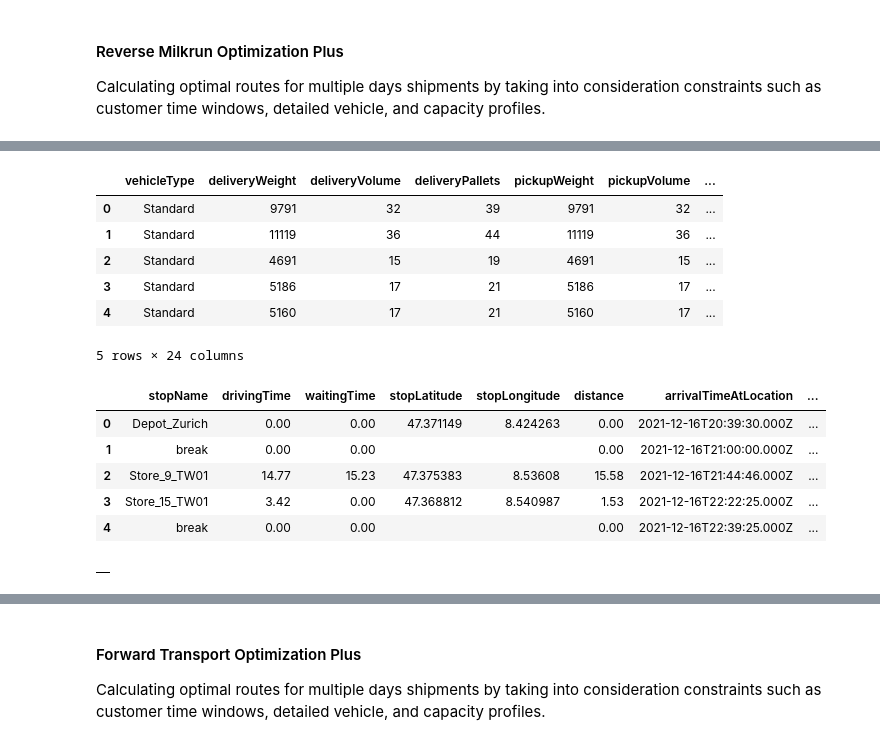
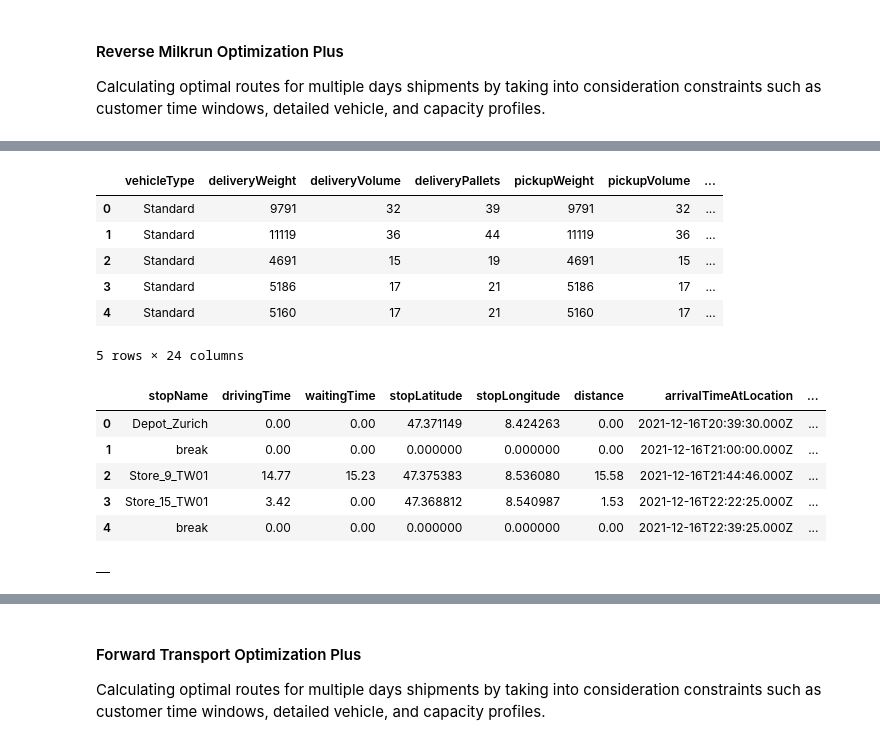
Before and after one commit to log-hub/log-hub-python, a Jupyter notebook: examples/pyloghub_package_demo.ipynb, the cells around one changed output, grey strips where cells are left out. Cells and saved outputs as stored; diff of their text form; code cells hidden in the pictures.

```diff
--- a/examples/pyloghub_package_demo.ipynb
+++ b/examples/pyloghub_package_demo.ipynb
@@ -69,7 +69,7 @@ pip install pyloghub
 
 Securely store your API key for use in your Python scripts or as an environment variable.
 # %%
-api_key = "e75d5db6ca8e6840e185bc1c63f20f39e65fbe0b"
+api_key = "YOUR API KEY"
 # %% [markdown]
 ## Usage
 
@@ -930,9 +991,13 @@ jobs_df = sample_data['jobs']
 time_window_profiles_df = sample_data['timeWindowProfiles']
 breaks_df = sample_data['breaks']
 parameters = sample_data['parameters']
+
 save_scenario = sample_data['saveScenarioParameters']
+save_scenario['saveScenario'] = True
+save_scenario['workspaceId'] = "YOUR WORKSPACE ID"
+save_scenario['scenarioName'] = "YOUR SCENARIO NAME"
 
-route_overview_df, route_details_df, external_orders_df = reverse_milkrun_optimization_plus(depots_df, vehicles_df, jobs_df, time_window_profiles_df, breaks_df, parameters, api_key, save_scenario)
+route_overview_df, route_details_df, external_orders_df = reverse_milkrun_optimization_plus(depots_df, vehicles_df, jobs_df, time_window_profiles_df, breaks_df, parameters, api_key, save_scenario, show_buttons=True)
 display(route_overview_df.head())
 display(route_details_df.head())
 display(external_orders_df.head())
@@ -940,16 +1006,16 @@ display(external_orders_df.head())
 |  | vehicleType | deliveryWeight | deliveryVolume | deliveryPallets | pickupWeight | pickupVolume | ... |
 | 0 | Standard | 9791 | 32 | 39 | 9791 | 32 | ... |
 | 1 | Standard | 11119 | 36 | 44 | 11119 | 36 | ... |
 | 2 | Standard | 4691 | 15 | 19 | 4691 | 15 | ... |
 | 3 | Standard | 5186 | 17 | 21 | 5186 | 17 | ... |
 | 4 | Standard | 5160 | 17 | 21 | 5160 | 17 | ... |
 5 rows × 24 columns
 |  | stopName | drivingTime | waitingTime | stopLatitude | stopLongitude | distance | arrivalTimeAtLocation | ... |
 | 0 | Depot_Zurich | 0.00 | 0.00 | 47.371149 | 8.424263 | 0.00 | 2021-12-16T20:39:30.000Z | ... |
-| 1 | break | 0.00 | 0.00 |  |  | 0.00 | 2021-12-16T21:00:00.000Z | ... |
-| 2 | Store_9_TW01 | 14.77 | 15.23 | 47.375383 | 8.53608 | 15.58 | 2021-12-16T21:44:46.000Z | ... |
+| 1 | break | 0.00 | 0.00 | 0.000000 | 0.000000 | 0.00 | 2021-12-16T21:00:00.000Z | ... |
+| 2 | Store_9_TW01 | 14.77 | 15.23 | 47.375383 | 8.536080 | 15.58 | 2021-12-16T21:44:46.000Z | ... |
 | 3 | Store_15_TW01 | 3.42 | 0.00 | 47.368812 | 8.540987 | 1.53 | 2021-12-16T22:22:25.000Z | ... |
-| 4 | break | 0.00 | 0.00 |  |  | 0.00 | 2021-12-16T22:39:25.000Z | ... |
+| 4 | break | 0.00 | 0.00 | 0.000000 | 0.000000 | 0.00 | 2021-12-16T22:39:25.000Z | ... |
 |  |
 # %% [markdown]
 <p align="left">
```
Also changed, not shown: parts of 46 cells of this notebook, 24 other files.
